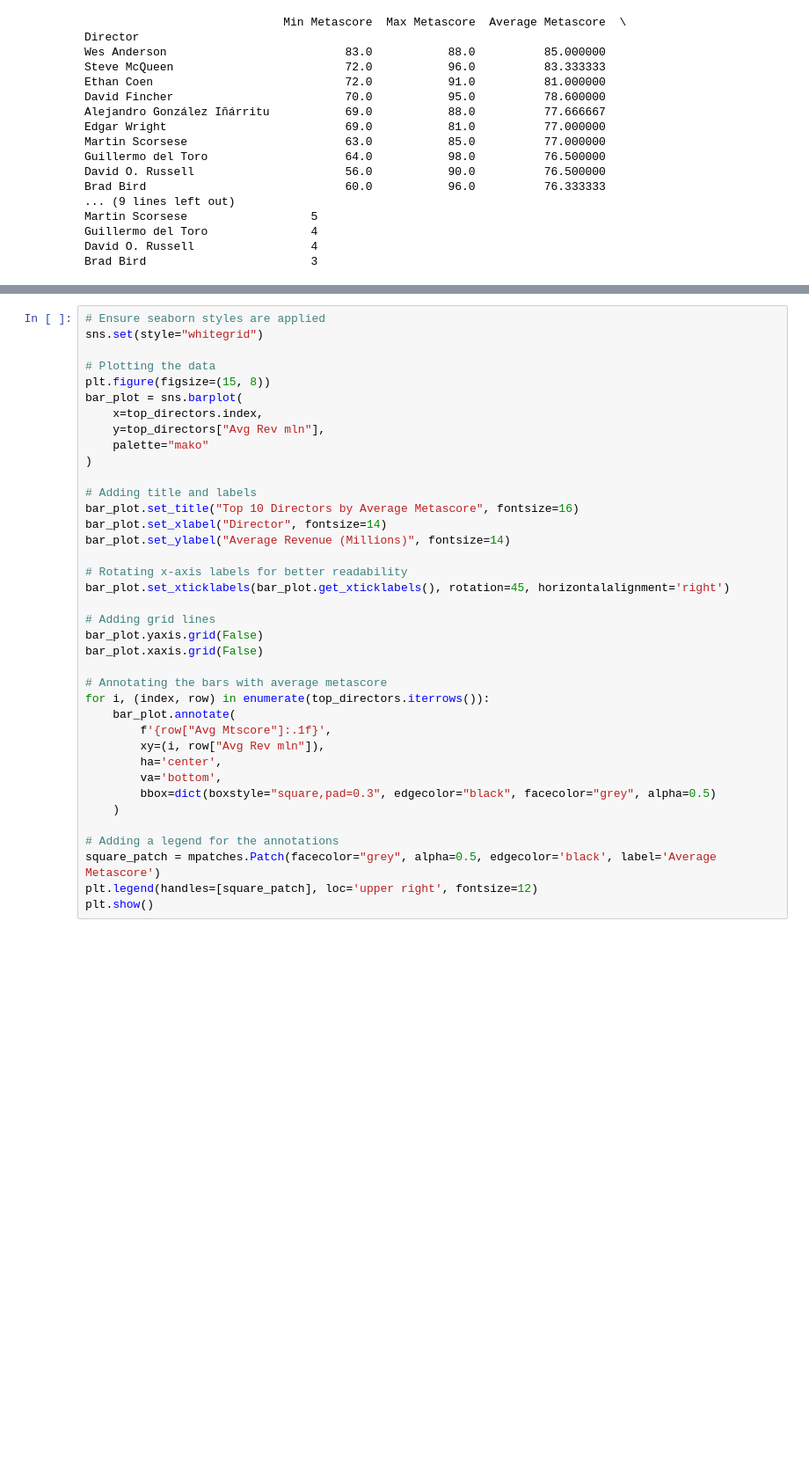
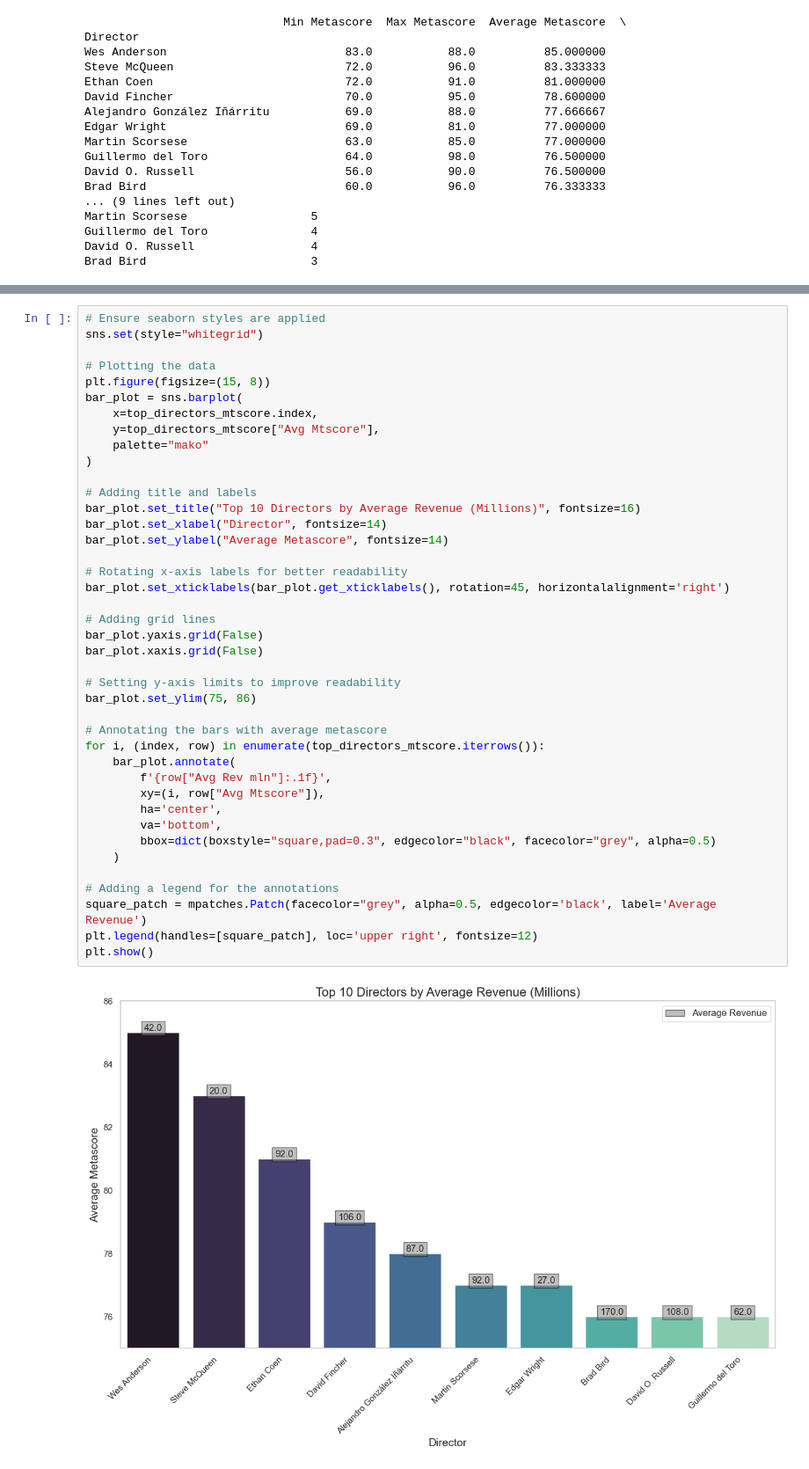
Before and after one commit to AN-Datasurfer/project_IMDb_Movies_data_analysis, a Jupyter notebook: main_analysis.ipynb, the cells around one changed output, grey strips where cells are left out. Shown at 88% size. Cells and saved outputs as stored; diff of their text form; blank space fills up the shorter version.

```diff
--- a/main_analysis.ipynb
+++ b/main_analysis.ipynb
@@ -186,38 +184,43 @@ plt.show()
 # %%
 # Ensure seaborn styles are applied
 sns.set(style="whitegrid")
 
 # Plotting the data
 plt.figure(figsize=(15, 8))
 bar_plot = sns.barplot(
-    x=top_directors.index,
-    y=top_directors["Avg Rev mln"],
+    x=top_directors_mtscore.index,
+    y=top_directors_mtscore["Avg Mtscore"],
     palette="mako"
 )
 
 # Adding title and labels
-bar_plot.set_title("Top 10 Directors by Average Metascore", fontsize=16)
+bar_plot.set_title("Top 10 Directors by Average Revenue (Millions)", fontsize=16)
 bar_plot.set_xlabel("Director", fontsize=14)
-bar_plot.set_ylabel("Average Revenue (Millions)", fontsize=14)
+bar_plot.set_ylabel("Average Metascore", fontsize=14)
 
 # Rotating x-axis labels for better readability
 bar_plot.set_xticklabels(bar_plot.get_xticklabels(), rotation=45, horizontalalignment='right')
 
 # Adding grid lines
 bar_plot.yaxis.grid(False)
 bar_plot.xaxis.grid(False)
 
+# Setting y-axis limits to improve readability
+bar_plot.set_ylim(75, 86)
+
 # Annotating the bars with average metascore
-for i, (index, row) in enumerate(top_directors.iterrows()):
+for i, (index, row) in enumerate(top_directors_mtscore.iterrows()):
     bar_plot.annotate(
-        f'{row["Avg Mtscore"]:.1f}',
-        xy=(i, row["Avg Rev mln"]),
+        f'{row["Avg Rev mln"]:.1f}',
+        xy=(i, row["Avg Mtscore"]),
         ha='center',
         va='bottom',
         bbox=dict(boxstyle="square,pad=0.3", edgecolor="black", facecolor="grey", alpha=0.5)
     )
 
 # Adding a legend for the annotations
-square_patch = mpatches.Patch(facecolor="grey", alpha=0.5, edgecolor='black', label='Average Metascore')
+square_patch = mpatches.Patch(facecolor="grey", alpha=0.5, edgecolor='black', label='Average Revenue')
 plt.legend(handles=[square_patch], loc='upper right', fontsize=12)
 plt.show()
+# %% [output]
+[figure, added]
```
Also changed, not shown: parts of 5 cells of this notebook, 1 other file.
